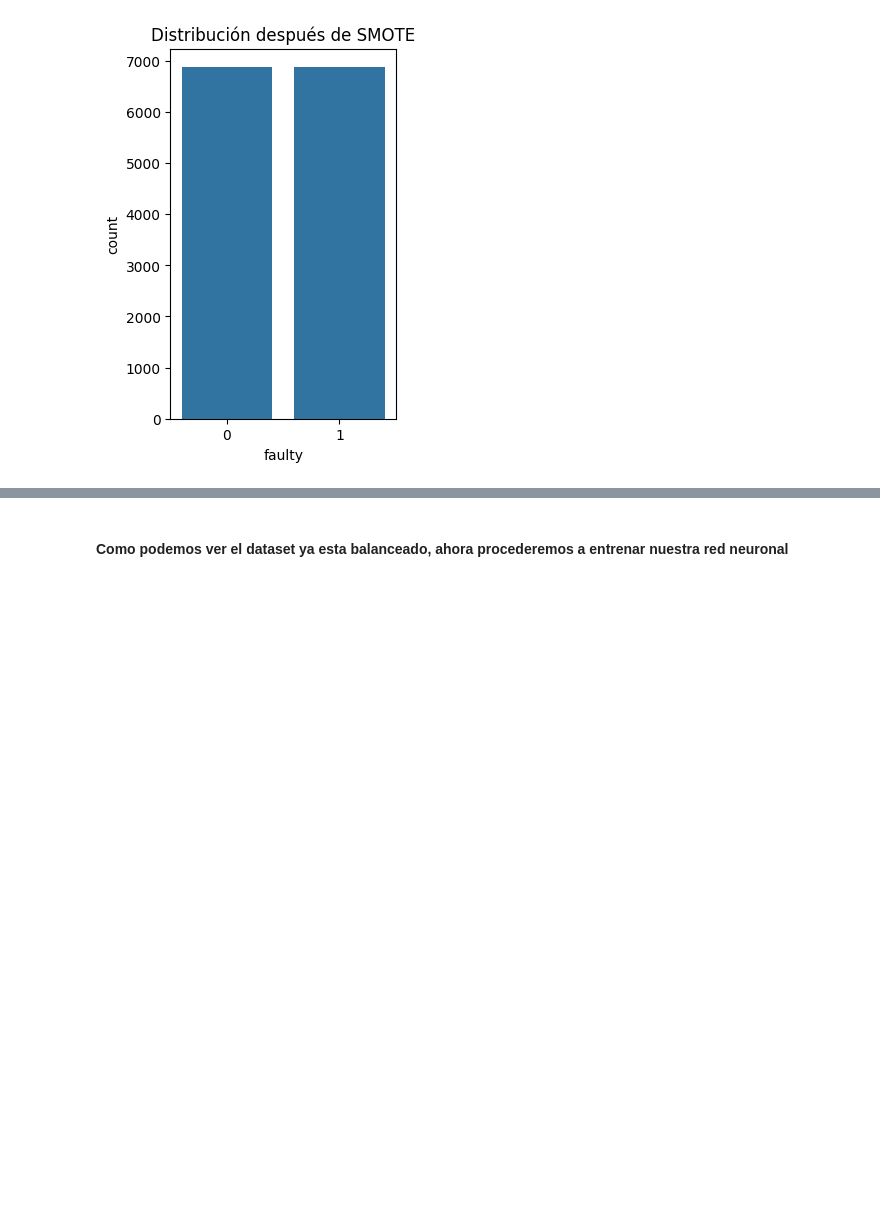
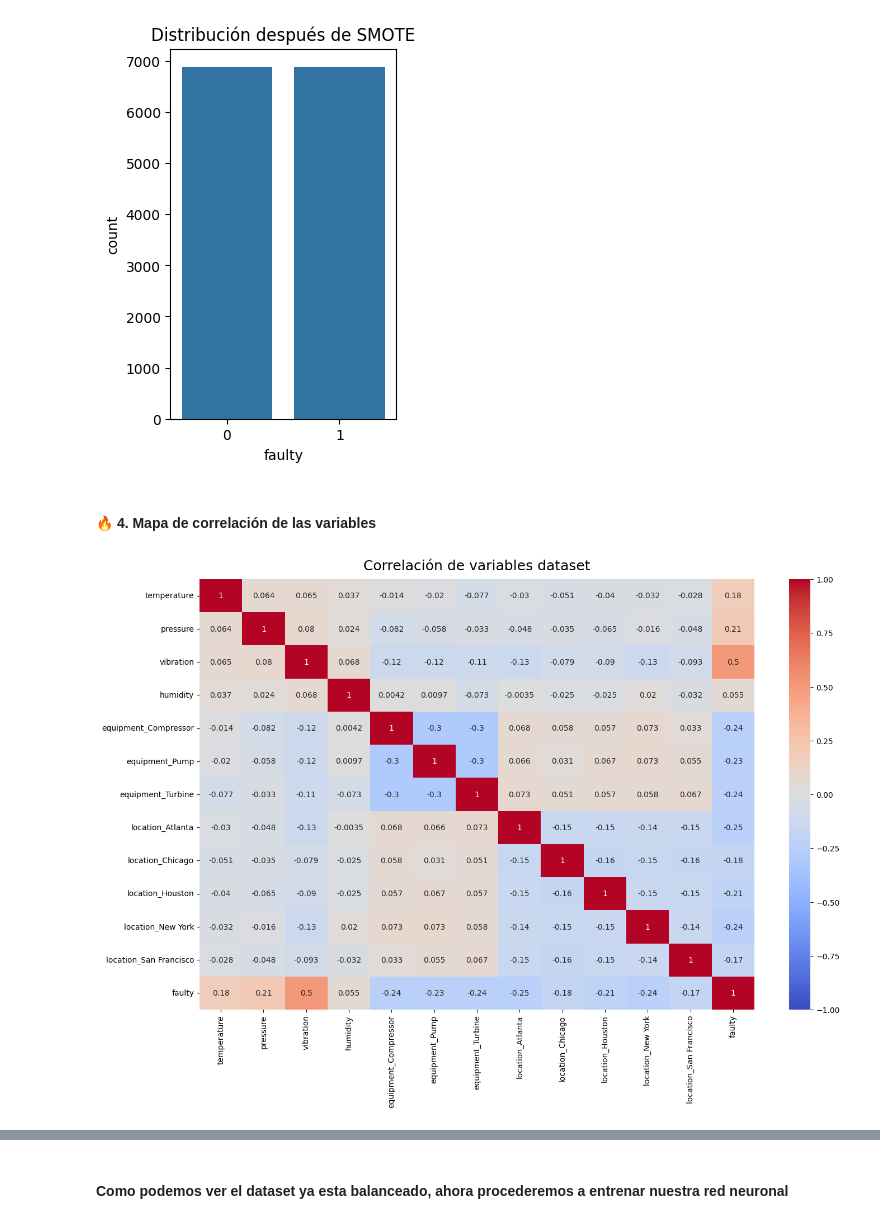
Before and after one commit to ricmiber96/IABD, a Jupyter notebook: PIA/UD04/Practicas/UD04_Averias_Equipos_Industriales/UD04_Averias_Equipos_Industriales.ipynb, the cells around one changed output, grey strips where cells are left out. Saved outputs shown, nothing was run; the diff lists cells and outputs as text; code cells hidden in the pictures; blank space fills up the shorter version.

```diff
--- a/PIA/UD04/Practicas/UD04_Averias_Equipos_Industriales/UD04_Averias_Equipos_Industriales.ipynb
+++ b/PIA/UD04/Practicas/UD04_Averias_Equipos_Industriales/UD04_Averias_Equipos_Industriales.ipynb
@@ -213,3 +217,12 @@ plt.title('Distribución después de SMOTE')
 # %% [output]
 Text(0.5, 1.0, 'Distribución después de SMOTE')
 [figure]
+# %% [markdown]
+#### 🔥 4. Mapa de correlación de las variables
+# %%
+plt.figure(figsize=(16, 10))
+heatmap = sns.heatmap(data_balanced.corr(), vmin=-1, vmax=1, annot=True, cmap='coolwarm')
+heatmap.set_title('Correlación de variables dataset', fontdict={'fontsize': 18}, pad=12)
+plt.show()
+# %% [output]
+[figure, added]
```
Also changed, not shown: parts of 18 cells of this notebook, 37 other files.
